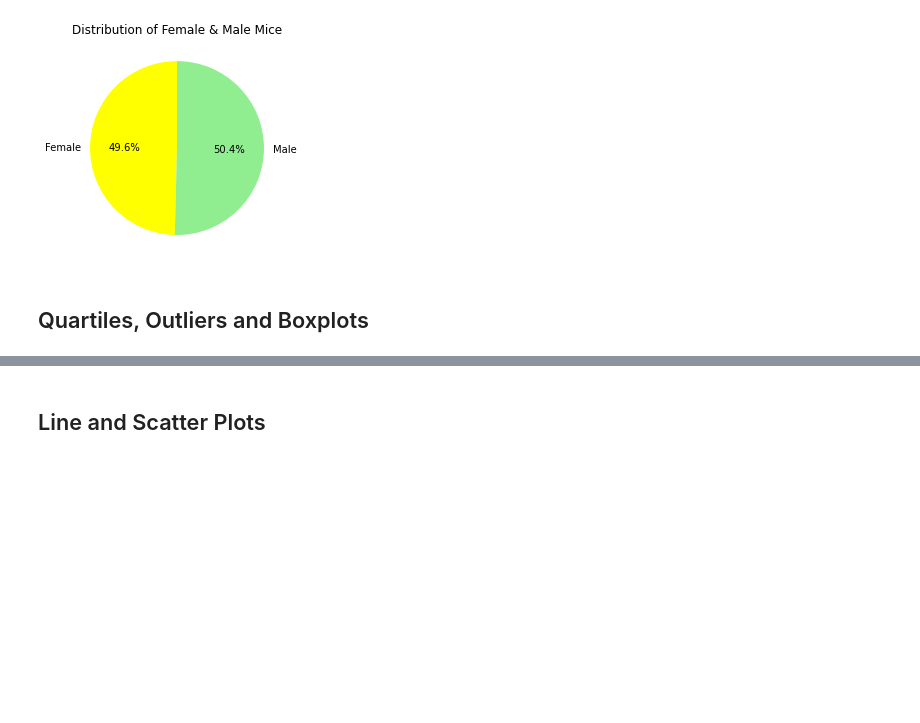
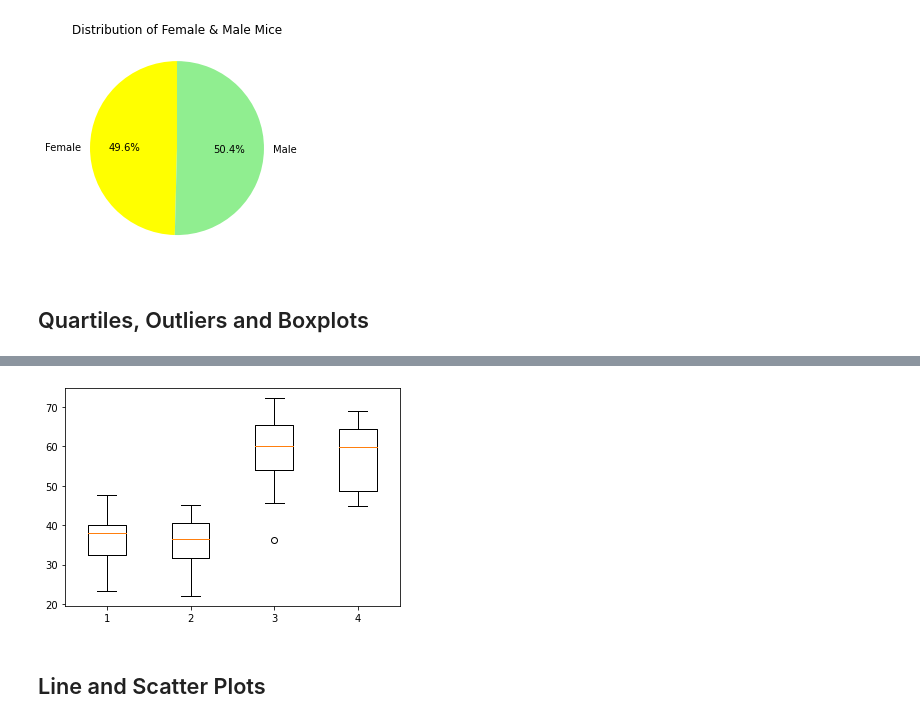
Before and after one commit to drbernal47/pymaceuticals-assignment, a Jupyter notebook: pymaceuticals_starter.ipynb, the cells around one changed output, grey strips where cells are left out. Cells and saved outputs as stored; diff of their text form; code cells hidden in the pictures; blank space fills up the shorter version.

```diff
--- a/pymaceuticals_starter.ipynb
+++ b/pymaceuticals_starter.ipynb
@@ -216,17 +193,31 @@ Name: Timepoint, Length: 248, dtype: int64
 # %%
 # Put treatments into a list for for loop (and later for plot labels)
+treatments = ["Capomulin","Ramicane","Infubinol","Ceftamin"]
+
+# Create empty list to fill with tumor vol data (for plotting)
+tumor_vol_data = []
+
+# Calculate the IQR and quantitatively determine if there are any potential outliers.
+for treat in treatments:
+
+    # Locate the rows which contain mice on each drug and get the tumor volumes
+    treatment_volumes = final_data.loc[final_data["Drug Regimen"] == treat]["Tumor Volume (mm3)"]
+
+    # add subset
+    tumor_vol_data.append(treatment_volumes.to_list())
+
+    # Determine outliers using upper and lower bounds
+    quartiles = treatment_volumes.quantile([.25,.5,.75])
+    lowerq = quartiles[.25]
+    upperq = quartiles[.75]
+    iqr = upperq - lowerq
+    lower_bound = lowerq - (1.5 * iqr)
+    upper_bound = upperq + (1.5 * iqr)
+    for x in treatment_volumes:
+        if x < lower_bound or x > upper_bound:
+            print(f"A potential outlier was found in {})
 
 
-# Create empty list to fill with tumor vol data (for plotting)
+    # Is this asking us to print out potential outliers?
 
-
-# Calculate the IQR and quantitatively determine if there are any potential outliers.
-
-
-    # Locate the rows which contain mice on each drug and get the tumor volumes
-
-
-    # add subset
-
-
-    # Determine outliers using upper and lower bounds
+# tumor_vol_data
@@ -233,5 +242,9 @@ Name: Timepoint, Length: 248, dtype: int64
 # %%
 # Generate a box plot of the final tumor volume of each mouse across four regimens of interest
+plt.boxplot(tumor_vol_data)
+plt.show()
+# %% [output]
+[figure, added]
 # %% [markdown]
 ## Line and Scatter Plots
 # %%
```
Also changed, not shown: parts of 2 cells of this notebook.
